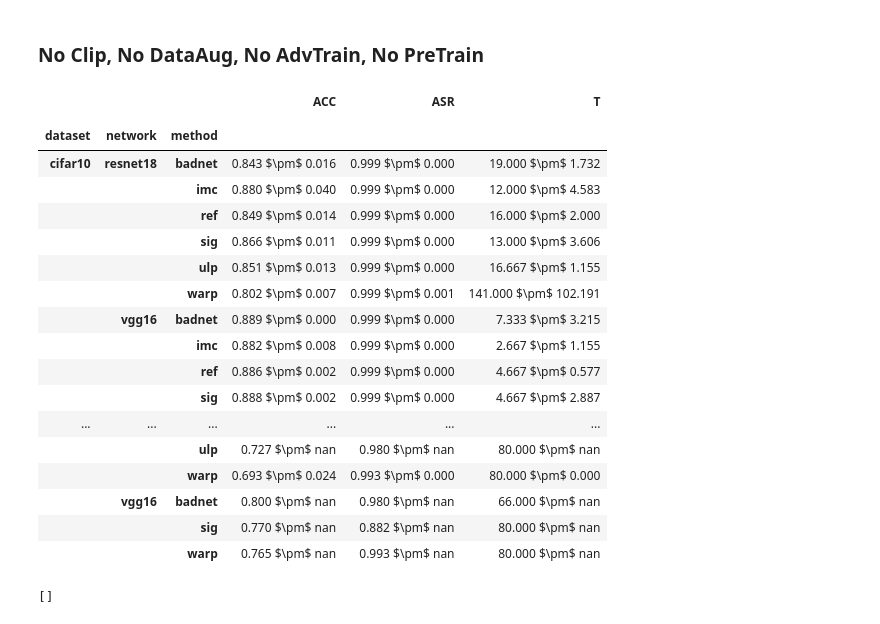
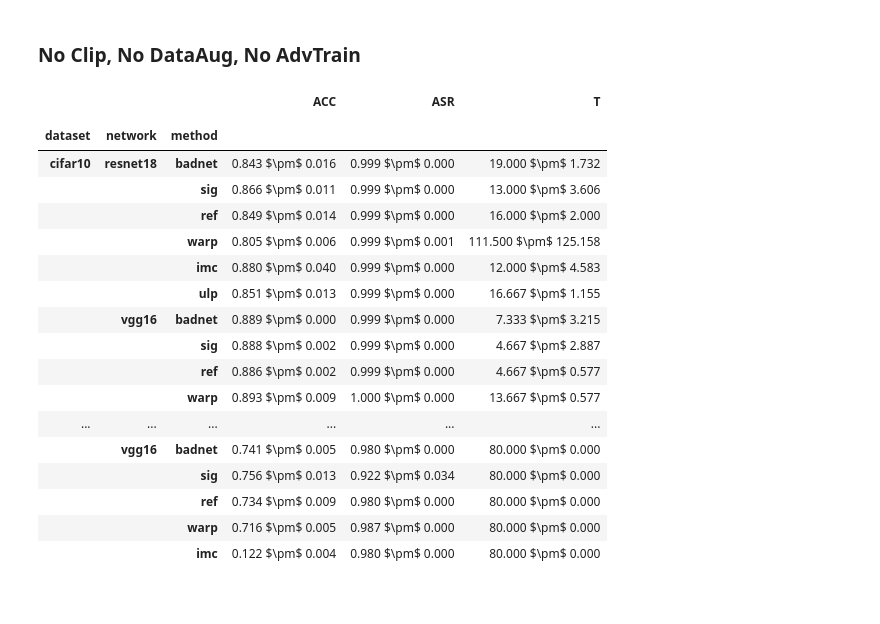
Before and after one commit to TrellixVulnTeam/UAPAttack_Y7IH, a Jupyter notebook: notebook/Experiment_Log_Process.ipynb, the cells around one changed output. Cells and saved outputs as stored; diff of their text form; code cells hidden in the pictures.

Commit message:
fix bug in trigger size

```diff
--- a/notebook/Experiment_Log_Process.ipynb
+++ b/notebook/Experiment_Log_Process.ipynb
@@ -18,7 +18,7 @@ dataset_list = ['cifar10', 'gtsrb', 'imagenet']
 method_list  = ['badnet', 'sig', 'ref', 'warp', 'imc', 'ulp']
 seed_list    = [77, 78, 79]
 
-field_list   = ['dataset', 'network', 'method', 'seed', 'use_clip', 'use_transform', 'use_advtrain', 'use_pretrain']
+field_list   = ['dataset', 'network', 'method', 'seed', 'use_clip', 'use_transform', 'use_advtrain']
 
 cmap = {'badnet':'black', 'sig':'yellow', 'ref':'green', 'warp':'orange', 'imc':'red', 'ulp':'blue'}
 smap = {'badnet':'o', 'sig':'*', 'ref':'.', 'warp':'x', 'imc':'+', 'ulp':'D'}
@@ -54,7 +54,6 @@ for combo in product(method_list, dataset_list, network_list):
         if n_epochs < 80:
             continue
 
-
         res_dict_raw['dataset'].append(dataset)
         res_dict_raw['network'].append(network)
         res_dict_raw['method'].append(method)
@@ -71,38 +70,38 @@ for combo in product(method_list, dataset_list, network_list):
         cond = (np.array(result['test_troj_acc']) >= asr_thresh) & (np.array(result['test_clean_acc']) >= acc_thresh)
 
         res_dict_raw['t'].append(np.where(cond==True)[0].min() if sum(cond)>0 else n_epochs)
+
+res_dict = pd.DataFrame(res_dict_raw).groupby(field_list).first().reset_index()
-# %%
-res_dict = pd.DataFrame(res_dict_raw).groupby(by=field_list).first().reset_index()
 # %% [markdown]
-### No Clip, No DataAug, No AdvTrain, No PreTrain
+### No Clip, No DataAug, No AdvTrain
 # %%
-agg_dict = res_dict.loc[((~res_dict['use_clip']) & (~res_dict['use_transform']) & (~res_dict['use_advtrain']) & (~res_dict['use_pretrain']))]
-agg_dict = agg_dict[['dataset', 'network', 'method', 'acc', 'asr', 't']].groupby(by=['dataset', 'network', 'method']).agg(func=['mean', 'std'])
+agg_dict = res_dict.loc[((~res_dict['use_clip']) & (~res_dict['use_transform']) & (~res_dict['use_advtrain']))]
+agg_dict = agg_dict[['dataset', 'network', 'method', 'acc', 'asr', 't']].groupby(by=['dataset', 'network', 'method']).agg(func=['mean', 'std', 'size'])
 agg_dict['ACC'] = agg_dict['acc']['mean'].round(3).apply(lambda x: '{:,.3f}'.format(x)).astype('str') + r' $\pm$ ' + agg_dict['acc']['std'].round(3).apply(lambda x: '{:,.3f}'.format(x)).astype('str')
 agg_dict['ASR'] = agg_dict['asr']['mean'].round(3).apply(lambda x: '{:,.3f}'.format(x)).astype('str') + r' $\pm$ ' + agg_dict['asr']['std'].round(3).apply(lambda x: '{:,.3f}'.format(x)).astype('str')
 agg_dict['T'] =agg_dict['t']['mean'].round(3).apply(lambda x: '{:,.3f}'.format(x)).astype('str') + r' $\pm$ ' + agg_dict['t']['std'].round(3).apply(lambda x: '{:,.3f}'.format(x)).astype('str')
 agg_dict[['ACC', 'ASR', 'T']].columns = ['ACC', 'ASR', 'T']
-agg_dict[['ACC', 'ASR', 'T']]
+agg_dict[['ACC', 'ASR', 'T']].loc[['cifar10', 'gtsrb', 'imagenet'], ['resnet18', 'vgg16'], ['badnet', 'sig', 'ref', 'warp', 'imc', 'ulp'], :]
 # %% [output]
 |  |  |  | ACC | ASR | T |
 |  |  |  |  |  |  |
 | dataset | network | method |  |  |  |
 | cifar10 | resnet18 | badnet | 0.843 $\pm$ 0.016 | 0.999 $\pm$ 0.000 | 19.000 $\pm$ 1.732 |
+|  |  | sig | 0.866 $\pm$ 0.011 | 0.999 $\pm$ 0.000 | 13.000 $\pm$ 3.606 |
+|  |  | ref | 0.849 $\pm$ 0.014 | 0.999 $\pm$ 0.000 | 16.000 $\pm$ 2.000 |
+|  |  | warp | 0.805 $\pm$ 0.006 | 0.999 $\pm$ 0.001 | 111.500 $\pm$ 125.158 |
 |  |  | imc | 0.880 $\pm$ 0.040 | 0.999 $\pm$ 0.000 | 12.000 $\pm$ 4.583 |
-|  |  | ref | 0.849 $\pm$ 0.014 | 0.999 $\pm$ 0.000 | 16.000 $\pm$ 2.000 |
-|  |  | sig | 0.866 $\pm$ 0.011 | 0.999 $\pm$ 0.000 | 13.000 $\pm$ 3.606 |
 |  |  | ulp | 0.851 $\pm$ 0.013 | 0.999 $\pm$ 0.000 | 16.667 $\pm$ 1.155 |
-|  |  | warp | 0.802 $\pm$ 0.007 | 0.999 $\pm$ 0.001 | 141.000 $\pm$ 102.191 |
 |  | vgg16 | badnet | 0.889 $\pm$ 0.000 | 0.999 $\pm$ 0.000 | 7.333 $\pm$ 3.215 |
-|  |  | imc | 0.882 $\pm$ 0.008 | 0.999 $\pm$ 0.000 | 2.667 $\pm$ 1.155 |
+|  |  | sig | 0.888 $\pm$ 0.002 | 0.999 $\pm$ 0.000 | 4.667 $\pm$ 2.887 |
 |  |  | ref | 0.886 $\pm$ 0.002 | 0.999 $\pm$ 0.000 | 4.667 $\pm$ 0.577 |
-|  |  | sig | 0.888 $\pm$ 0.002 | 0.999 $\pm$ 0.000 | 4.667 $\pm$ 2.887 |
+|  |  | warp | 0.893 $\pm$ 0.009 | 1.000 $\pm$ 0.000 | 13.667 $\pm$ 0.577 |
 | ... | ... | ... | ... | ... | ... |
-|  |  | ulp | 0.727 $\pm$ nan | 0.980 $\pm$ nan | 80.000 $\pm$ nan |
-|  |  | warp | 0.693 $\pm$ 0.024 | 0.993 $\pm$ 0.000 | 80.000 $\pm$ 0.000 |
-|  | vgg16 | badnet | 0.800 $\pm$ nan | 0.980 $\pm$ nan | 66.000 $\pm$ nan |
-|  |  | sig | 0.770 $\pm$ nan | 0.882 $\pm$ nan | 80.000 $\pm$ nan |
-|  |  | warp | 0.765 $\pm$ nan | 0.993 $\pm$ nan | 80.000 $\pm$ nan |
+|  | vgg16 | badnet | 0.741 $\pm$ 0.005 | 0.980 $\pm$ 0.000 | 80.000 $\pm$ 0.000 |
+|  |  | sig | 0.756 $\pm$ 0.013 | 0.922 $\pm$ 0.034 | 80.000 $\pm$ 0.000 |
+|  |  | ref | 0.734 $\pm$ 0.009 | 0.980 $\pm$ 0.000 | 80.000 $\pm$ 0.000 |
+|  |  | warp | 0.716 $\pm$ 0.005 | 0.987 $\pm$ 0.000 | 80.000 $\pm$ 0.000 |
+|  |  | imc | 0.122 $\pm$ 0.004 | 0.980 $\pm$ 0.000 | 80.000 $\pm$ 0.000 |
 # %%
 # write missing cmd to a tmp file
 current_dict = res_dict.loc[((res_dict['use_clip']) & (res_dict['use_transform']) & (~res_dict['use_advtrain']) & (~res_dict['use_pretrain']))]
@@ -145,9 +144,7 @@ if len(cmd_list):
             f.write(cmd)
         f.close()
 # %%
-cmd_list
+# cmd_list
-# %% [output]
-[]
 # %%
 method_list  = ['badnet', 'sig', 'ref', 'warp', 'imc', 'ulp']
 dataset = 'cifar10'
```
Also changed, not shown: parts of 12 cells of this notebook, 12 other files.
